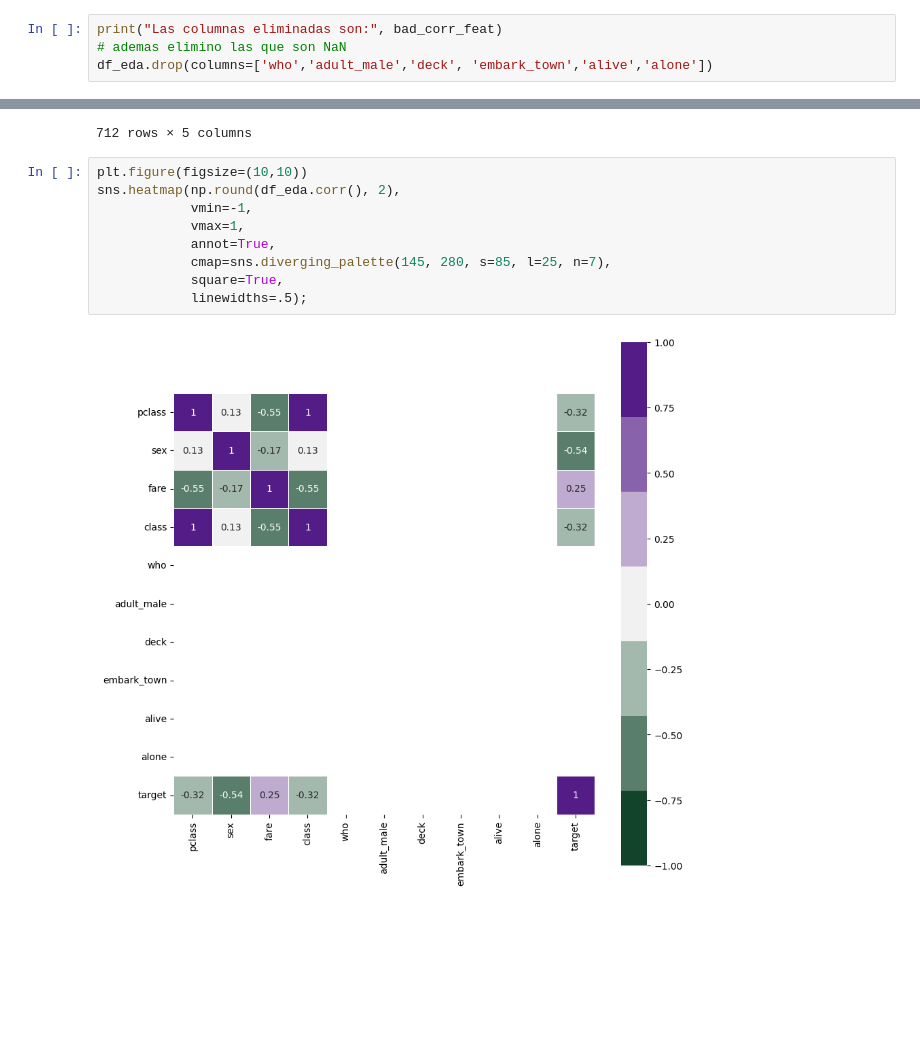
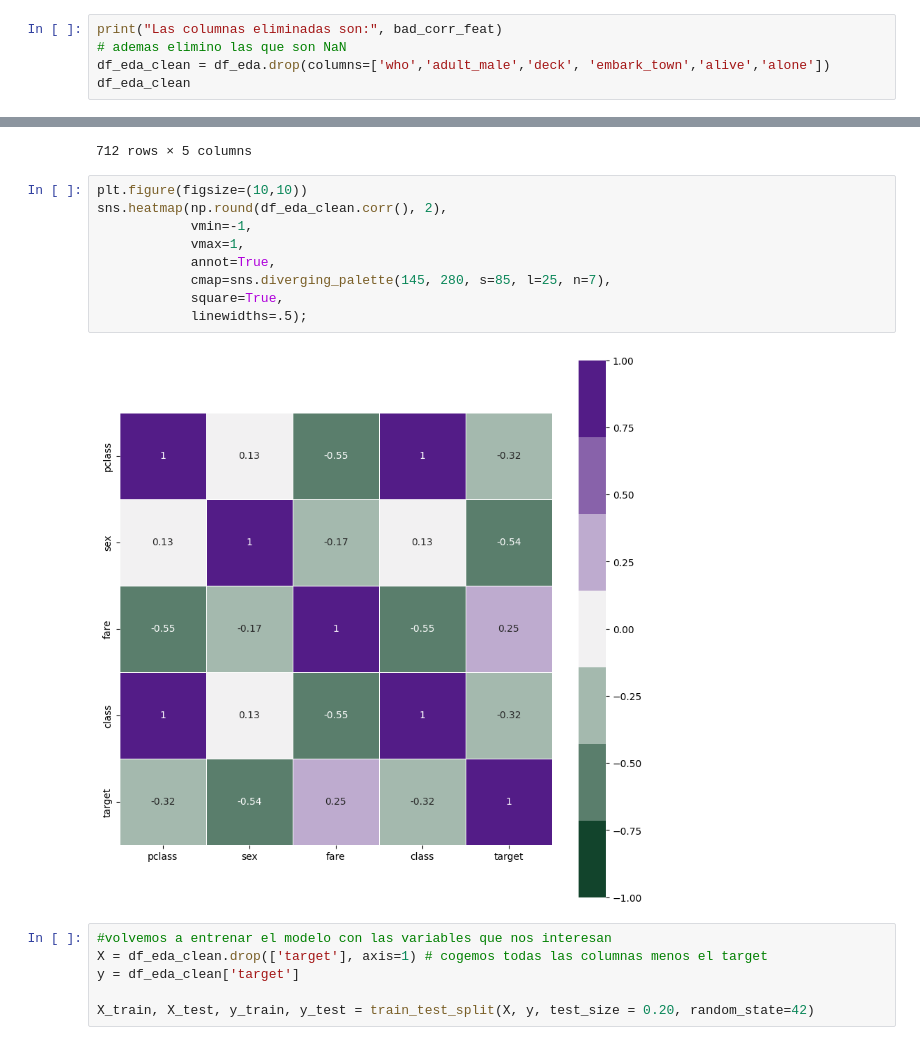
Before and after one commit to rukyflo/ONLINE_DS_THEBRIDGE_RFL, a Jupyter notebook: 04_Machine_Learning/Sprint_12/Unidad_02/Practica_Obligatoria/18_Practica_Obligatoria_Clasificacion_y_Regresion_Logistica.ipynb, the cells around one changed output, grey strips where cells are left out. Cells and saved outputs as stored; diff of their text form; blank space fills up the shorter version.

```diff
--- a/04_Machine_Learning/Sprint_12/Unidad_02/Practica_Obligatoria/18_Practica_Obligatoria_Clasificacion_y_Regresion_Logistica.ipynb
+++ b/04_Machine_Learning/Sprint_12/Unidad_02/Practica_Obligatoria/18_Practica_Obligatoria_Clasificacion_y_Regresion_Logistica.ipynb
@@ -181,7 +182,8 @@ df_eda.drop(columns=bad_corr_feat, inplace=True)
 # %%
 print("Las columnas eliminadas son:", bad_corr_feat)
 # ademas elimino las que son NaN
-df_eda.drop(columns=['who','adult_male','deck', 'embark_town','alive','alone'])
+df_eda_clean = df_eda.drop(columns=['who','adult_male','deck', 'embark_town','alive','alone'])
+df_eda_clean
 # %% [output]
 Las columnas eliminadas son: ['embarked' 'parch' 'age' 'sibsp']
 |  | pclass | sex | fare | class | target |
@@ -199,12 +201,18 @@ Las columnas eliminadas son: ['embarked' 'parch' 'age' 'sibsp']
 712 rows × 5 columns
 # %%
 plt.figure(figsize=(10,10))
-sns.heatmap(np.round(df_eda.corr(), 2),
+sns.heatmap(np.round(df_eda_clean.corr(), 2),
             vmin=-1,
             vmax=1,
             annot=True,
             cmap=sns.diverging_palette(145, 280, s=85, l=25, n=7),
             square=True,
             linewidths=.5);
 # %% [output]
-[figure, old version]
+[figure, new version]
+# %%
+#volvemos a entrenar el modelo con las variables que nos interesan
+X = df_eda_clean.drop(['target'], axis=1) # cogemos todas las columnas menos el target
+y = df_eda_clean['target']
+
+X_train, X_test, y_train, y_test = train_test_split(X, y, test_size = 0.20, random_state=42)
```
Also changed, not shown: parts of 9 cells of this notebook.
